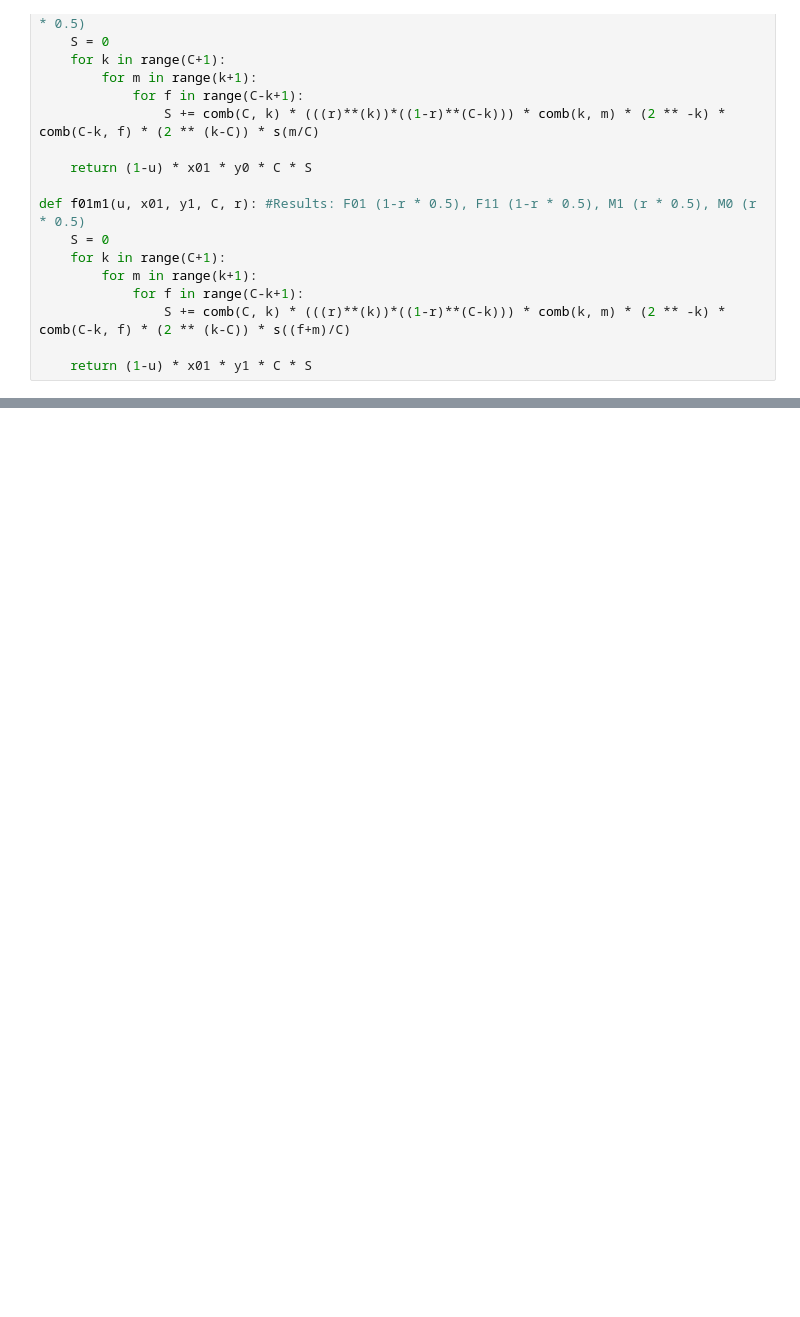
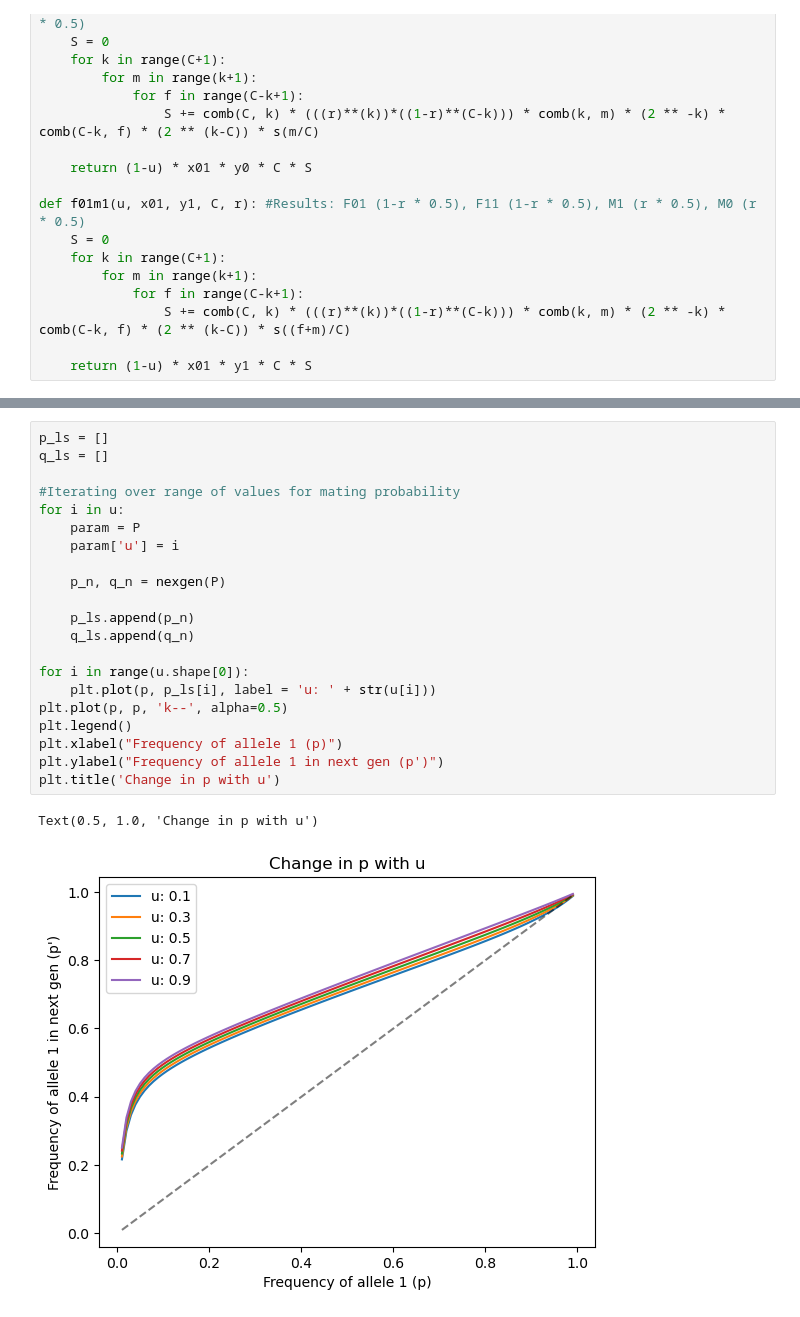
Before and after one commit to AbhayGupta115/PineSawflyModel, a Jupyter notebook: model.ipynb, the cells around one changed output, grey strips where cells are left out. Saved outputs shown, nothing was run; the diff lists cells and outputs as text; blank space fills up the shorter version.

```diff
--- a/model.ipynb
+++ b/model.ipynb
@@ -224,0 +214,24 @@ Text(0.5, 1.0, 'Change in p with c')
+# %%
+p_ls = []
+q_ls = []
+
+#Iterating over range of values for mating probability
+for i in u:
+    param = P
+    param['u'] = i
+
+    p_n, q_n = nexgen(P)
+
+    p_ls.append(p_n)
+    q_ls.append(q_n)
+
+for i in range(u.shape[0]):
+    plt.plot(p, p_ls[i], label = 'u: ' + str(u[i]))
+plt.plot(p, p, 'k--', alpha=0.5)
+plt.legend()
+plt.xlabel("Frequency of allele 1 (p)")
+plt.ylabel("Frequency of allele 1 in next gen (p')")
+plt.title('Change in p with u')
+# %% [output]
+Text(0.5, 1.0, 'Change in p with u')
+[figure, added]
```
Also changed, not shown: parts of 9 cells of this notebook.
